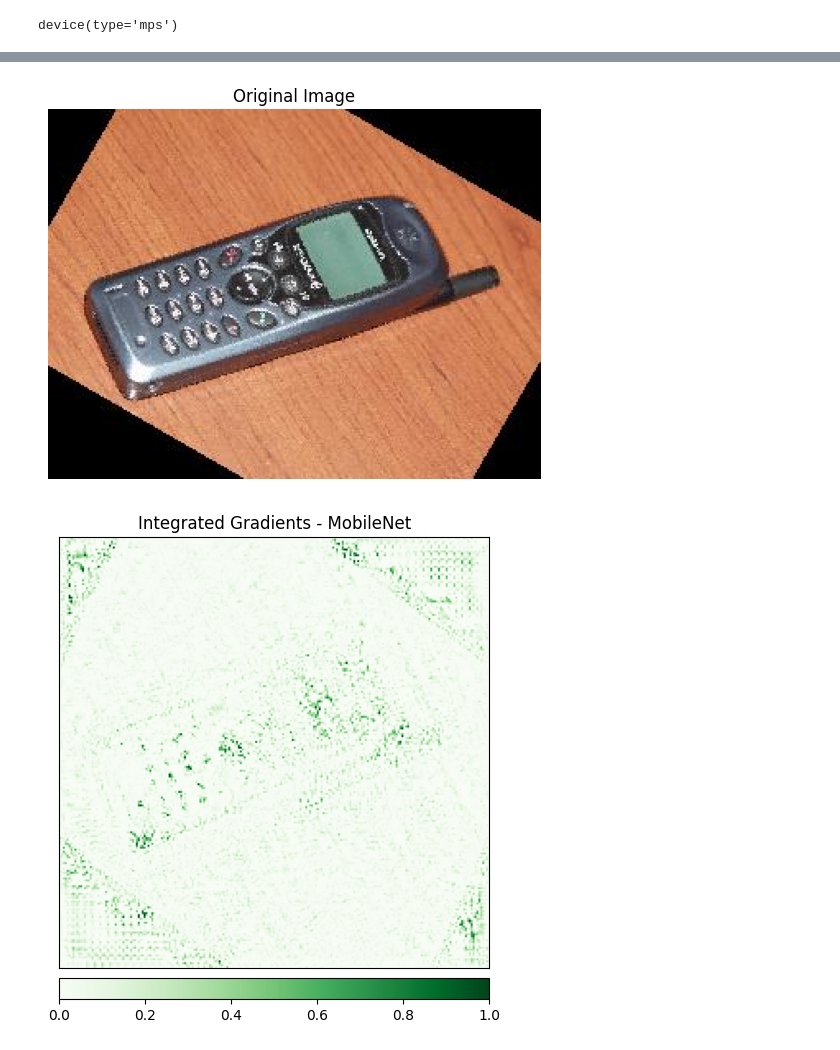
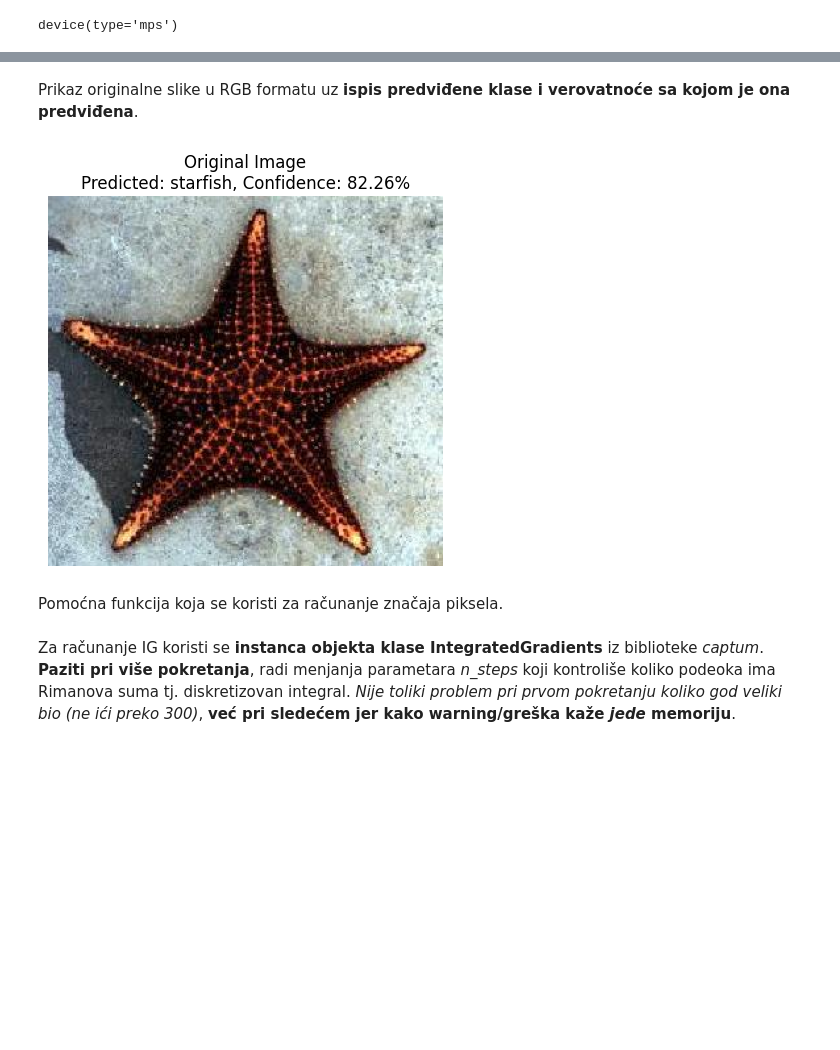
Before and after one commit to danilokacanski/DL, a Jupyter notebook: MobileNet/MobileNet_TorchVision_Interpret.ipynb, the cells around one changed output, grey strips where cells are left out. Saved outputs shown, nothing was run; the diff lists cells and outputs as text; code cells hidden in the pictures; blank space fills up the shorter version.

```diff
--- a/MobileNet/MobileNet_TorchVision_Interpret.ipynb
+++ b/MobileNet/MobileNet_TorchVision_Interpret.ipynb
@@ -18,6 +27,4 @@ device(type='mps')
 # %%
-# 2. Load pretrained MobileNet model
 model = torchvision.models.mobilenet_v3_large(weights="DEFAULT")
-model.eval()
-model = model.to(device)
+model.eval().to(device)
 # %% [output]
@@ -24,0 +50,7 @@ Downloading: "https://download.pytorch.org/models/mobilenet_v3_large-5c1a4163.pt
+# %%
+transform = transforms.Compose([
+    transforms.Resize((224, 224)),
+    transforms.ToTensor(),
+    transforms.Normalize(mean=[0.485, 0.456, 0.406],
+                         std=[0.229, 0.224, 0.225])
+])
@@ -25,16 +59,4 @@ Downloading: "https://download.pytorch.org/models/mobilenet_v3_large-5c1a4163.pt
 # %%
-# 3. Load example image from Caltech-101 (replace path as needed)
-img_path = "/Users/danilokacanski/Desktop/AUS Master/DL/DL/MobileNet/caltech-101/101_ObjectCategories/cellphone/image_0002.jpg"
-img = Image.open(img_path).convert('RGB')
+img_path = "/Users/danilokacanski/Desktop/AUS Master/DL/DL/MobileNet/caltech-101/101_ObjectCategories/starfish/image_0007.jpg"
+original_img = Image.open(img_path).convert('RGB')
+input_tensor = transform(original_img).unsqueeze(0).to(device)
-# %%
-# 4. Define preprocessing (same as MobileNet expects)
-transform = transforms.Compose([
-    transforms.Resize((224, 224)),
-    transforms.ToTensor(),
-    transforms.Normalize(
-        mean=[0.485, 0.456, 0.406],  # MobileNet expects ImageNet mean/std
-        std=[0.229, 0.224, 0.225]
-    )
-])
-
-input_tensor = transform(img).unsqueeze(0).to(device)
@@ -61,22 +69,15 @@ attributions_np = attributions.squeeze().cpu().permute(1, 2, 0).detach().numpy()
-# %%
-# 9. Visualize
-from PIL import Image
-import matplotlib.pyplot as plt
-img = Image.open(img_path).convert('RGB')
-
-plt.imshow(img)
-plt.title("Original Image")
-plt.axis('off')
-plt.show()
-
-_ = viz.visualize_image_attr(
-    attributions_np,
-    input_np,
-    method="heat_map",
-    sign="positive",
-    show_colorbar=True,
-    title="Integrated Gradients - MobileNet"
-)
-# %% [output]
-[figure, removed]
-[figure, removed]
+# %% [markdown]
+Prikaz originalne slike u RGB formatu uz **ispis predviđene klase i verovatnoće sa kojom je ona predviđena**.
+# %%
+from torchvision.models import MobileNet_V3_Large_Weights
+
+class_names = MobileNet_V3_Large_Weights.DEFAULT.meta["categories"]
+pred_label = class_names[pred_class]
+plt.imshow(original_img)
+plt.title(f"Original Image\nPredicted: {pred_label}, Confidence: {confidence:.2%}")
+plt.axis('off')
+plt.show()
+# %% [output]
+[figure, added]
+# %% [markdown]
+Pomoćna funkcija koja se koristi za računanje značaja piksela.
@@ -82,0 +89,2 @@ _ = viz.visualize_image_attr(
+# %% [markdown]
+Za računanje IG koristi se **instanca objekta klase IntegratedGradients** iz biblioteke *captum*. **Paziti pri više pokretanja**,  radi menjanja parametara *n_steps* koji kontroliše koliko podeoka ima Rimanova suma tj. diskretizovan integral. *Nije toliki problem pri prvom pokretanju koliko god veliki bio (ne ići preko 300)*, **već pri sledećem jer kako warning/greška kaže *jede* memoriju**.
```
Also changed, not shown: parts of 24 cells of this notebook, 11 other files.
